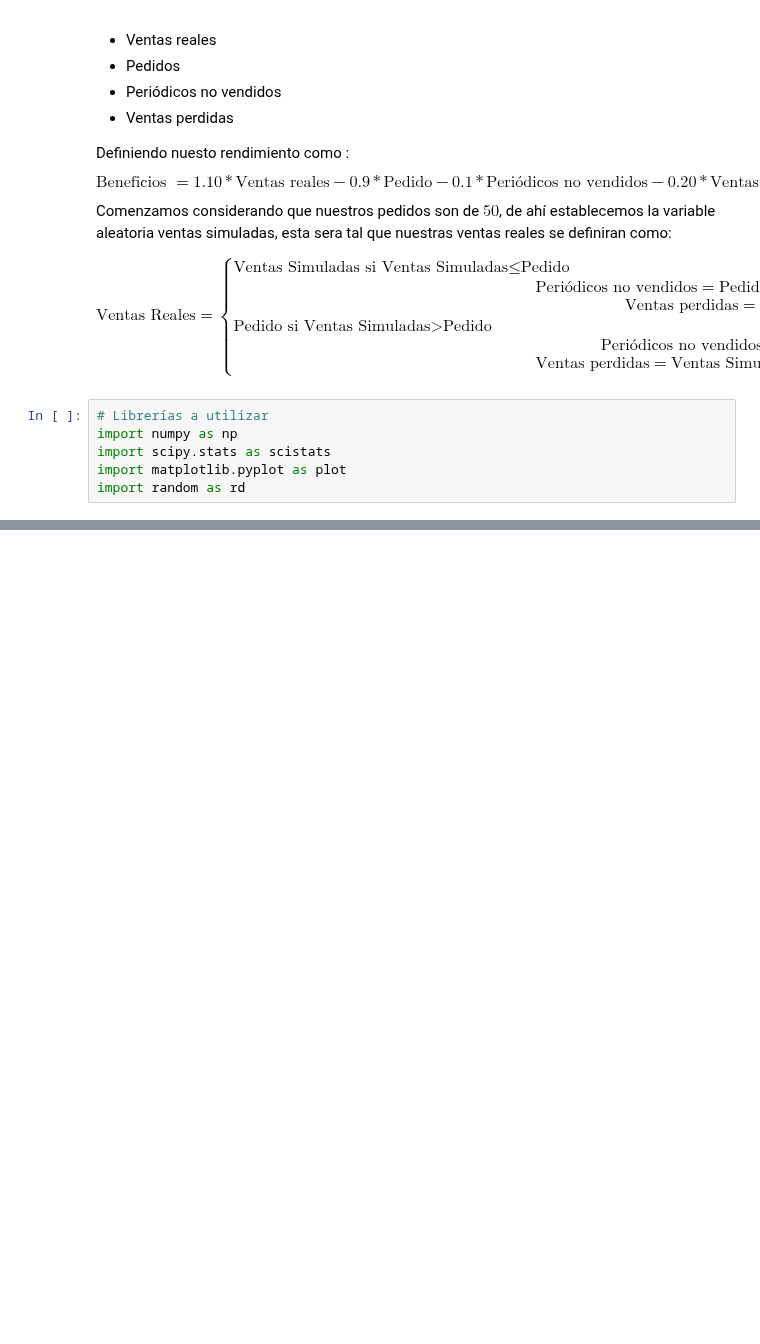
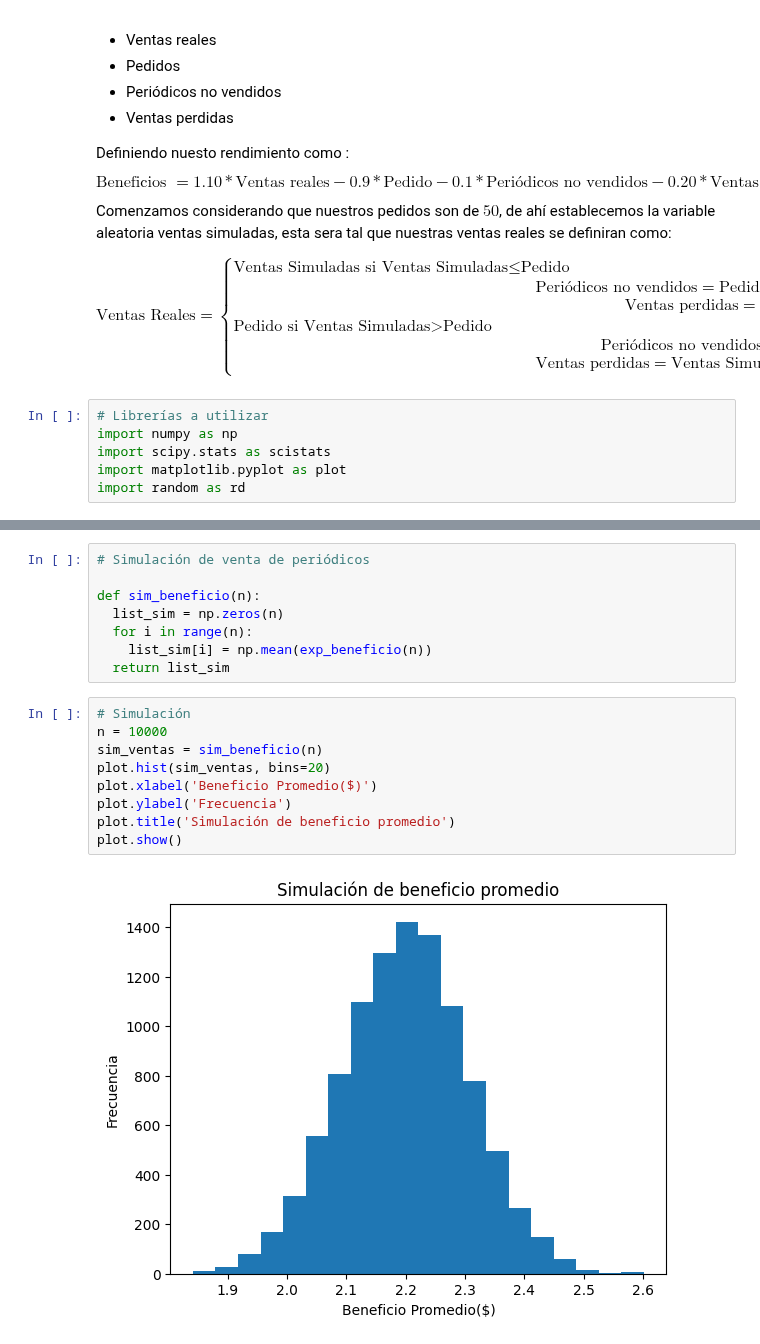
Before and after one commit to Ronaa-MX/simulacion-esfm, a Jupyter notebook: MetodologiaVentas.ipynb, the cells around one changed output, grey strips where cells are left out. Cells and saved outputs as stored; diff of their text form; blank space fills up the shorter version.

```diff
--- a/MetodologiaVentas.ipynb
+++ b/MetodologiaVentas.ipynb
@@ -93,0 +95,19 @@ plot.show()
+# %%
+# Simulación de venta de periódicos
+
+def sim_beneficio(n):
+  list_sim = np.zeros(n)
+  for i in range(n):
+    list_sim[i] = np.mean(exp_beneficio(n))
+  return list_sim
+# %%
+# Simulación
+n = 10000
+sim_ventas = sim_beneficio(n)
+plot.hist(sim_ventas, bins=20)
+plot.xlabel('Beneficio Promedio($)')
+plot.ylabel('Frecuencia')
+plot.title('Simulación de beneficio promedio')
+plot.show()
+# %% [output]
+[figure, added]
```
Also changed, not shown: parts of 4 cells of this notebook.
